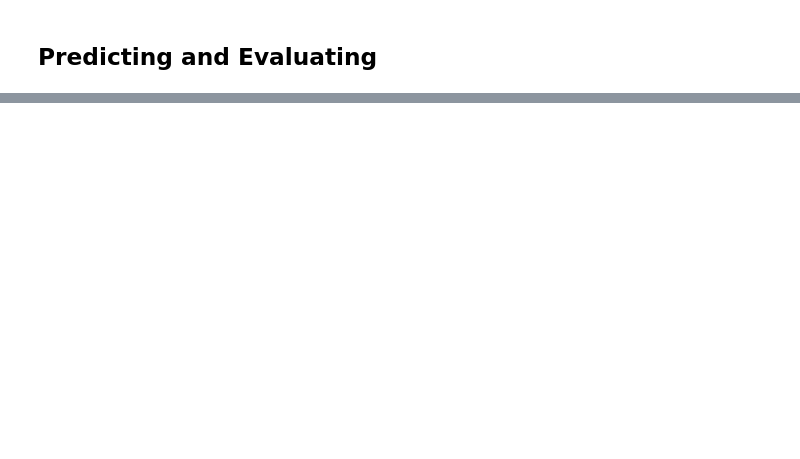
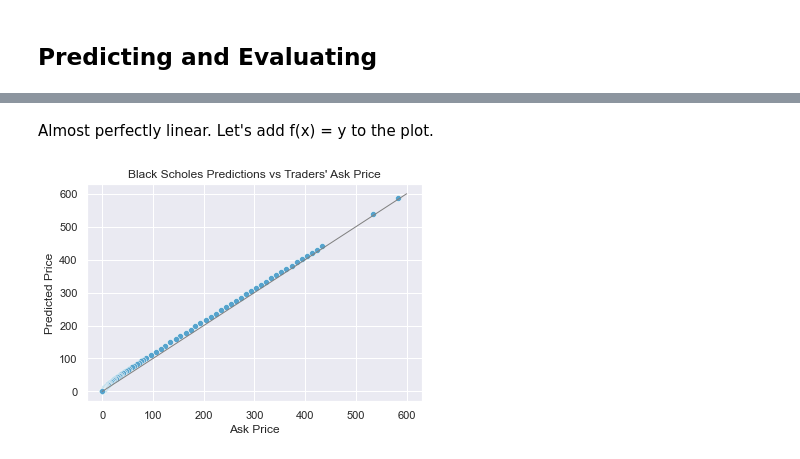
Before and after one commit to SUMMERxYANG/Option_Pricing, a Jupyter notebook: Options.ipynb, the cells around one changed output, grey strips where cells are left out. Cells and saved outputs as stored; diff of their text form; code cells hidden in the pictures; blank space fills up the shorter version.

```diff
--- a/Options.ipynb
+++ b/Options.ipynb
@@ -244,0 +304,11 @@ Last but not least, the model is meant to be used on European options only. With
+# %% [markdown]
+Almost perfectly linear. Let's add f(x) = y to the plot.
+# %%
+sns.scatterplot(data = calls, x = "Ask", y = "Black_Scholes")
+plt.plot([0, 600], [0, 600], color = 'grey', linewidth = 1)
+plt.xlabel("Ask Price")
+plt.ylabel("Predicted Price")
+plt.title("Black Scholes Predictions vs Traders' Ask Price")
+plt.show()
+# %% [output]
+[figure, added]
```
Also changed, not shown: parts of 82 cells of this notebook, 5 other files.
